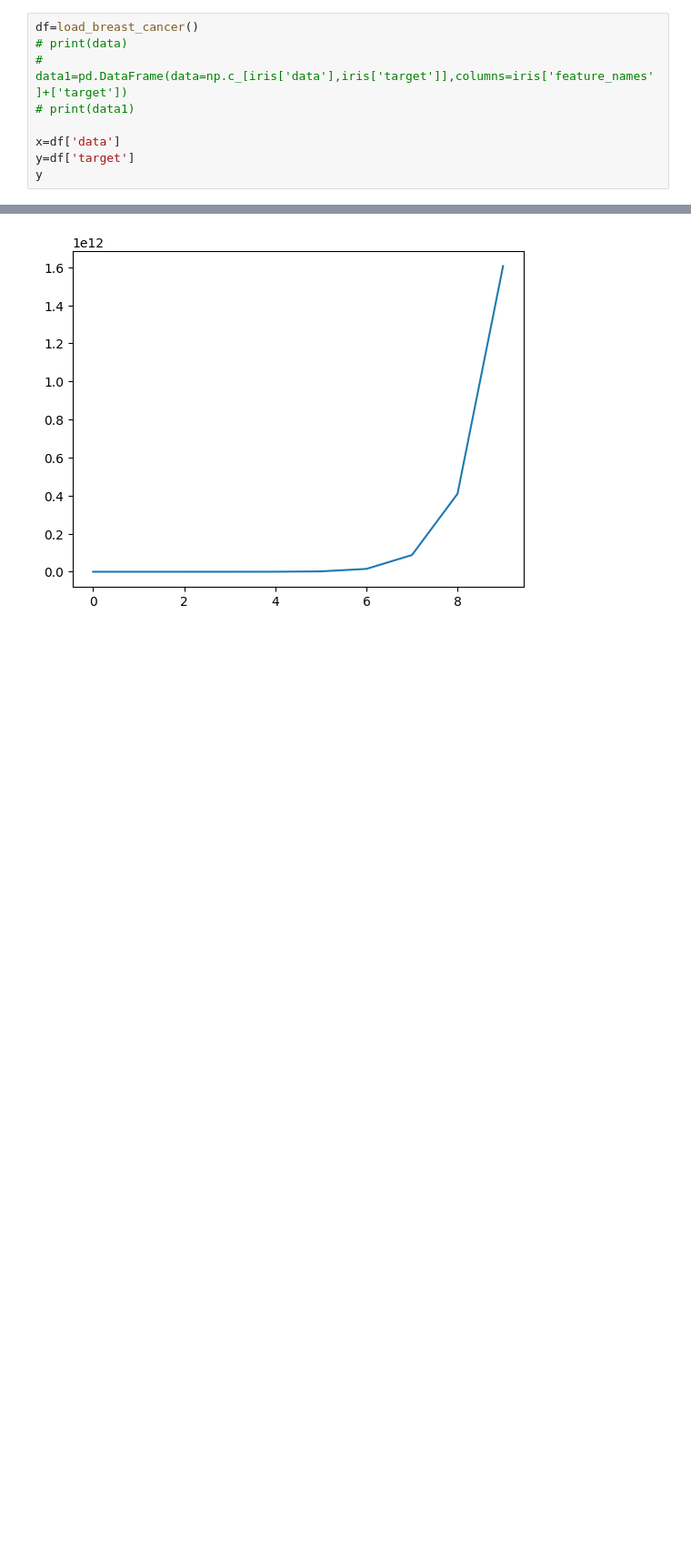
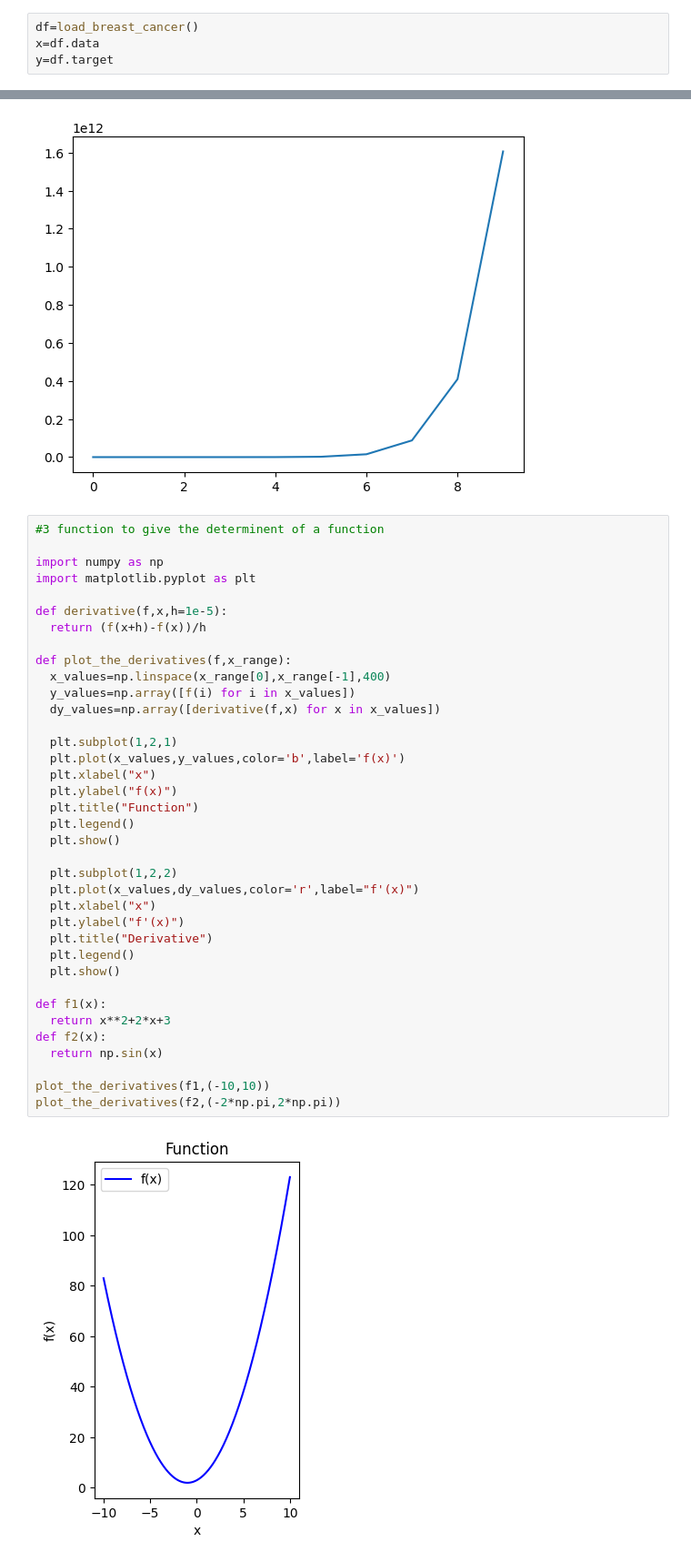
Before and after one commit to Awake-ctrl/Deep-Learning, a Jupyter notebook: labs/lab1/kallepallysaikiran_assignment1.ipynb, the cells around one changed output, grey strips where cells are left out. Shown at 91% size. Drawn from its saved outputs; the diff is of its cells as text; blank space fills up the shorter version.

```diff
--- a/labs/lab1/kallepallysaikiran_assignment1.ipynb
+++ b/labs/lab1/kallepallysaikiran_assignment1.ipynb
@@ -18,9 +23,4 @@ import pandas as pd
 # %%
 df=load_breast_cancer()
-# print(data)
-# data1=pd.DataFrame(data=np.c_[iris['data'],iris['target']],columns=iris['feature_names']+['target'])
-# print(data1)
-
-x=df['data']
-y=df['target']
-y
+x=df.data
+y=df.target
@@ -212,3 +237,42 @@ plt.plot(y)
 # %% [output]
 [<matplotlib.lines.Line2D at 0x...>]
 [figure]
+# %%
+#3 function to give the determinent of a function
+
+import numpy as np
+import matplotlib.pyplot as plt
+
+def derivative(f,x,h=1e-5):
+  return (f(x+h)-f(x))/h
+
+def plot_the_derivatives(f,x_range):
+  x_values=np.linspace(x_range[0],x_range[-1],400)
+  y_values=np.array([f(i) for i in x_values])
+  dy_values=np.array([derivative(f,x) for x in x_values])
+
+  plt.subplot(1,2,1)
+  plt.plot(x_values,y_values,color='b',label='f(x)')
+  plt.xlabel("x")
+  plt.ylabel("f(x)")
+  plt.title("Function")
+  plt.legend()
+  plt.show()
+
+  plt.subplot(1,2,2)
+  plt.plot(x_values,dy_values,color='r',label="f'(x)")
+  plt.xlabel("x")
+  plt.ylabel("f'(x)")
+  plt.title("Derivative")
+  plt.legend()
+  plt.show()
+
+def f1(x):
+  return x**2+2*x+3
+def f2(x):
+  return np.sin(x)
+
+plot_the_derivatives(f1,(-10,10))
+plot_the_derivatives(f2,(-2*np.pi,2*np.pi))
+# %% [output]
+[figure, added]
```
Also changed, not shown: parts of 13 cells of this notebook.
